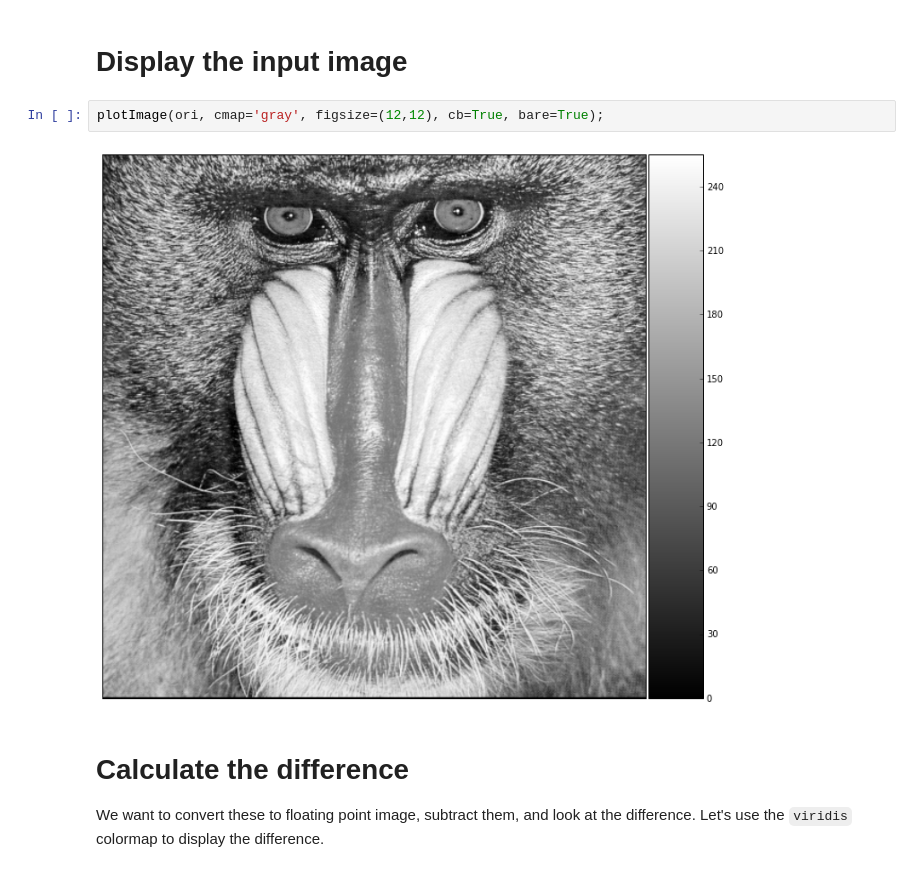
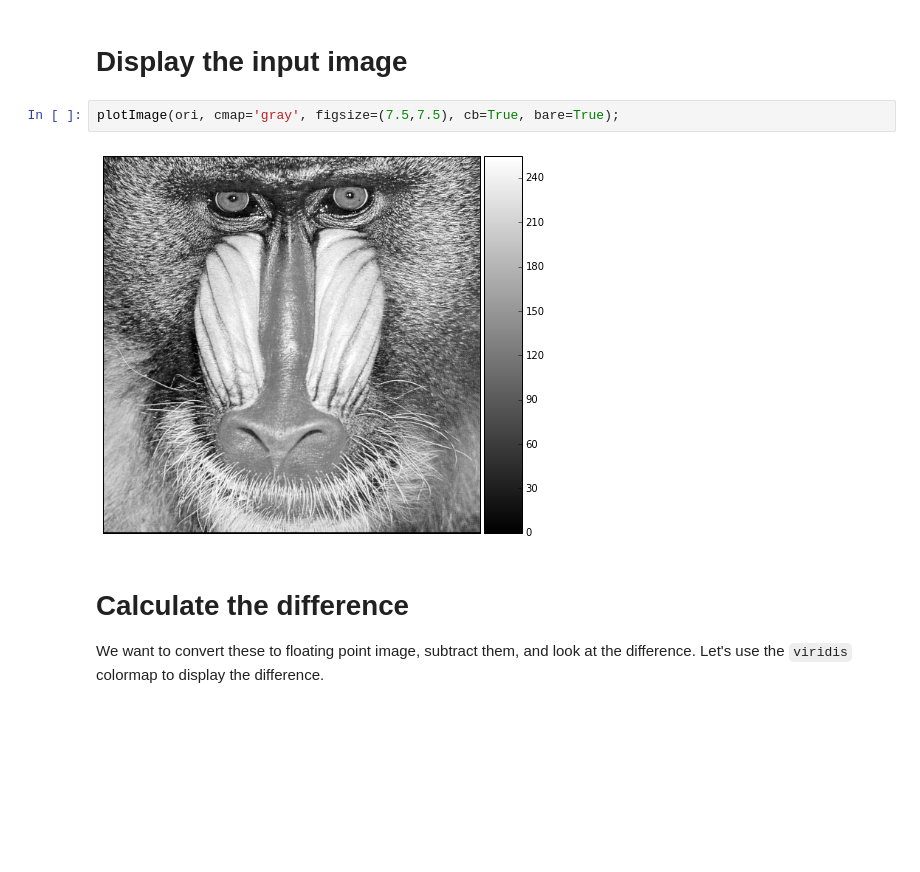
Before and after one commit to jrminter/OSImageAnalysis, a Jupyter notebook: jupyter/plot-hints/testJPEG.ipynb, the cells around one changed output. Cells and saved outputs as stored; diff of their text form; blank space fills up the shorter version.

```diff
--- a/jupyter/plot-hints/testJPEG.ipynb
+++ b/jupyter/plot-hints/testJPEG.ipynb
@@ -95,9 +95,9 @@ print(jpg.shape, jpg.dtype)
 # %% [markdown]
 # Display the input image
 # %%
-plotImage(ori, cmap='gray', figsize=(12,12), cb=True, bare=True);
+plotImage(ori, cmap='gray', figsize=(7.5,7.5), cb=True, bare=True);
 # %% [output]
-[figure, old version]
+[figure, new version]
 # %% [markdown]
 # Calculate the difference
 
```
Also changed, not shown: parts of 1 cell of this notebook, 8 other files.
